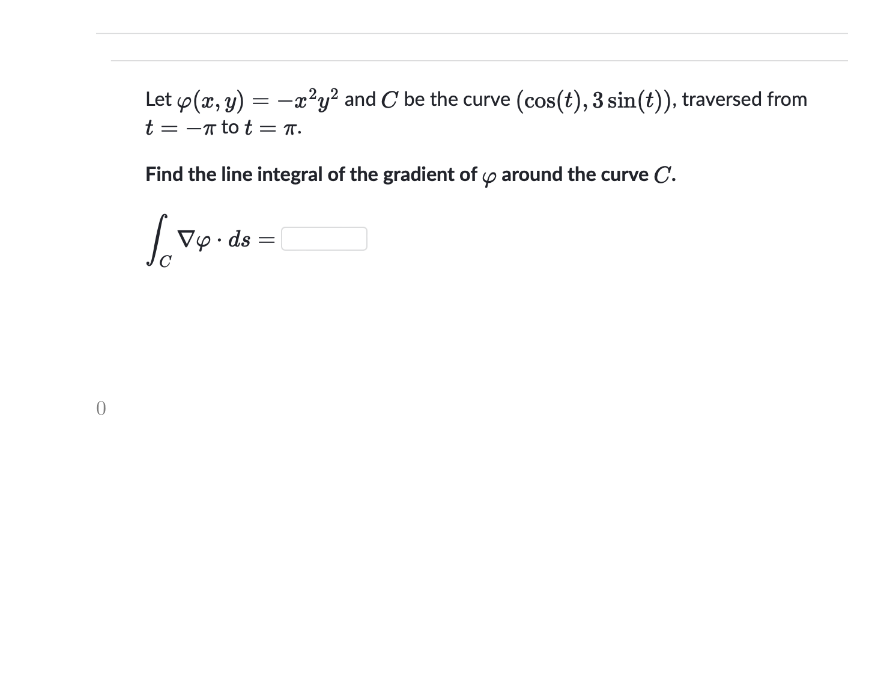
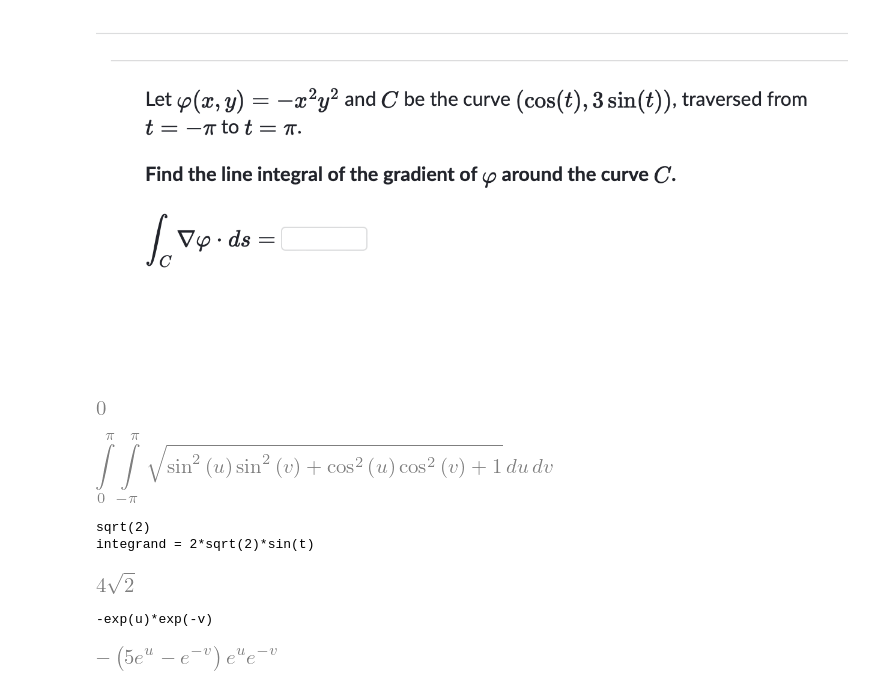
Before and after one commit to VrindavanSanap/sympy, a Jupyter notebook: notebook.ipynb, the cells around one changed output. Drawn from its saved outputs; the diff is of its cells as text; code cells hidden in the pictures; blank space fills up the shorter version.

```diff
--- a/notebook.ipynb
+++ b/notebook.ipynb
@@ -196,3 +192,53 @@ phi = -x**2 * y**2
 phi.subs(t, -pi) - phi.subs(t, pi)
 # %% [output]
 [figure]
+# %%
+from sympy import symbols, cos, sin, pi
+from sympy.vector import CoordSys3D
+
+# Define the coordinate system
+N = CoordSys3D('N')
+
+# Define the parameters
+u, v = symbols('u v')
+
+# Define the parametric equations for the surface
+x = sin(v) * cos(u)
+y = u
+z = v
+
+# Define the vector representation of the surface
+surface = x * N.i + y * N.j + z * N.k
+J = surface.diff(u).cross(surface.diff(v)).magnitude()
+
+# Display the parametric surface
+integrate(integrate(J, (u, -pi, pi )), (v, 0, pi))
+# J.simplify()
+# %% [output]
+[figure, added]
+# %%
+x = t
+y = t
+ds = (sp.sqrt((x.diff(t)**2 + y.diff(t)**2))).simplify()
+print(ds)
+f = sin(x) + sin(y)
+integrand = (f * ds).simplify()
+print(f"integrand = {integrand}")
+integrate(integrand, (t, 0, pi))
+# %% [output]
+sqrt(2)
+integrand = 2*sqrt(2)*sin(t)
+[figure, added]
+# %%
+x = exp(u)
+y = exp(-v)
+J = Matrix([[x.diff(u), x.diff(v)], [y.diff(u), y.diff(v)]])
+J_mag = J.det()
+print(J_mag)
+
+f = 5* x - y
+integrand = f* J_mag
+integrand
+# %% [output]
+-exp(u)*exp(-v)
+[figure, added]
```
Also changed, not shown: parts of 18 cells of this notebook.
